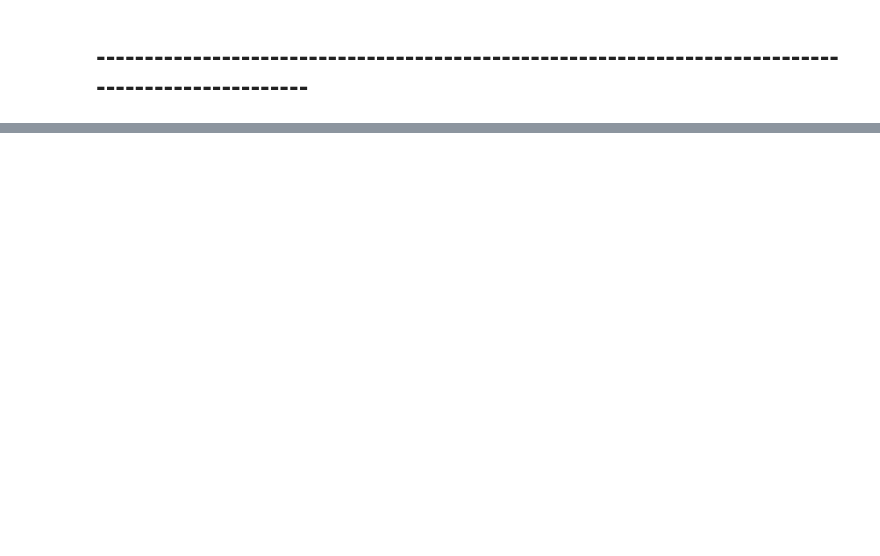
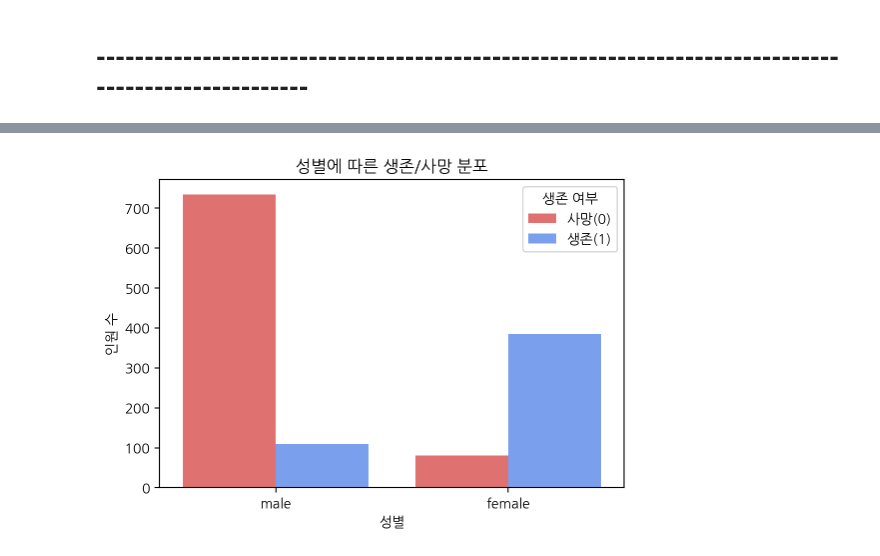
Before and after one commit to yejin135/PR-train2, a Jupyter notebook: 25_BDA_Titanic_B_TeamDP.ipynb, the cells around one changed output, grey strips where cells are left out. Drawn from its saved outputs; the diff is of its cells as text; code cells hidden in the pictures; blank space fills up the shorter version.

```diff
--- a/25_BDA_Titanic_B_TeamDP.ipynb
+++ b/25_BDA_Titanic_B_TeamDP.ipynb
@@ -320,0 +401,14 @@ plt.show()
+# %%
+# 성별에 따른 생존/사망 분포 - 성별에 따른 생존자/사망자 수 달라짐 확인
+
+plt.figure(figsize=(6, 4))
+sns.countplot(x='Sex', hue='Survived', data=tData, palette=['#F15F5F', '#6799FF'])
+plt.title('성별에 따른 생존/사망 분포')
+plt.xlabel('성별')
+plt.ylabel('인원 수')
+
+# Survived 값이 0이면 사망, 1이면 생존이므로 명확하게 표기
+plt.legend(title='생존 여부', labels=['사망(0)', '생존(1)'])
+plt.show()
+# %% [output]
+[figure, added]
```
Also changed, not shown: parts of 33 cells of this notebook.
